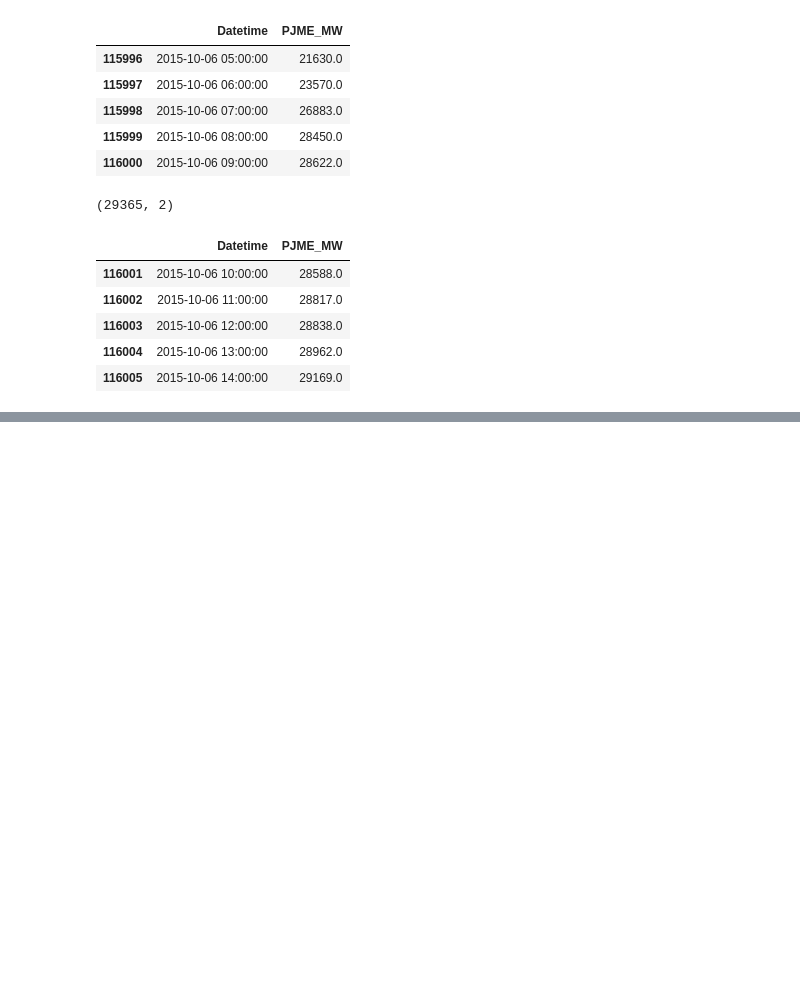
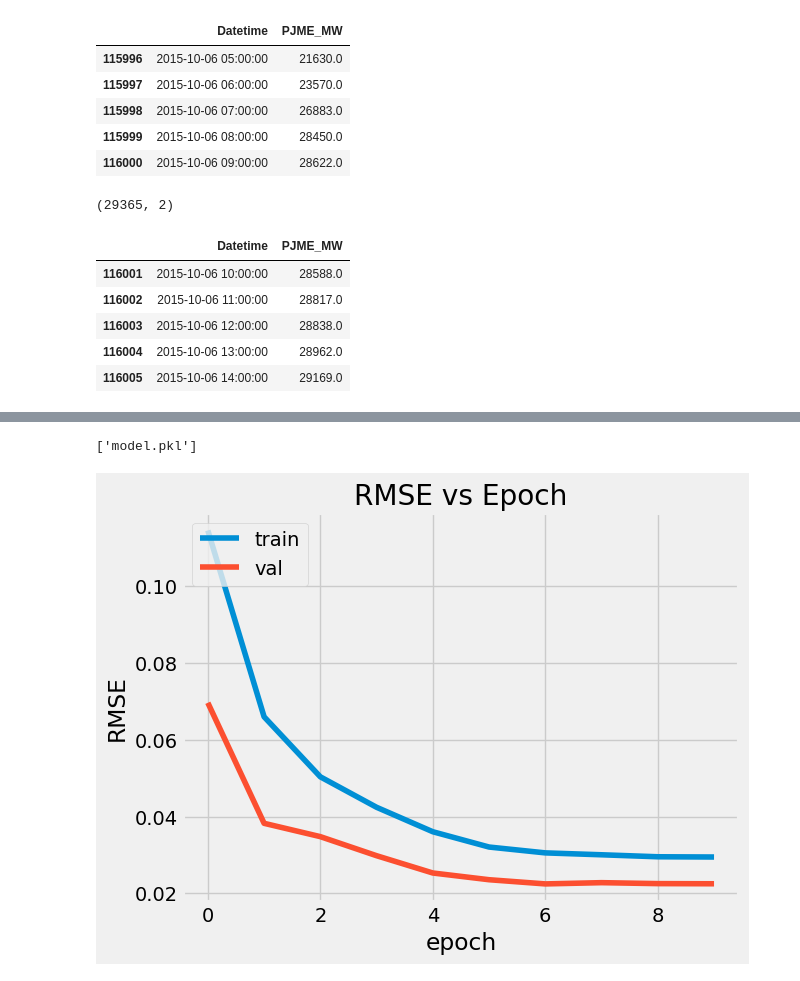
Before and after one commit to Aditya077-ui/KU-Hackfest-2023-Energy-Trading, a Jupyter notebook: MLApi/forecasting.ipynb, the cells around one changed output, grey strips where cells are left out. Drawn from its saved outputs; the diff is of its cells as text; code cells hidden in the pictures; blank space fills up the shorter version.

Commit message:
add deep learning model for prediction and graph generation

```diff
--- a/MLApi/forecasting.ipynb
+++ b/MLApi/forecasting.ipynb
@@ -76,7 +76,7 @@ df_test.head()
 # %%
 scaler.fit(np.array(df_train["PJME_MW"]).reshape(-1, 1))
 scaled_train = scaler.transform(np.array(df_train["PJME_MW"]).reshape(-1, 1))
-scaled_test = scaler.transform(np.array(df_train["PJME_MW"]).reshape(-1, 1))
+scaled_test = scaler.transform(np.array(df_test["PJME_MW"]).reshape(-1, 1))
 # %%
 import pandas as pd
 import numpy as np
@@ -151,5 +159,5 @@ model.compile(loss=MeanSquaredError(),
               metrics=[RootMeanSquaredError()]
               )
 # %%
-model.fit(X_train, y_train, validation_data=(X_test, y_test), epochs=10, callbacks=[cp])
+history = model.fit(X_train, y_train, validation_data=(X_test, y_test), epochs=10, callbacks=[cp])
 # %% [output]
@@ -156,0 +185,6 @@ KeyboardInterrupt:
+# %%
+import joblib
+
+joblib.dump(model, 'model.pkl')
+# %% [output]
+['model.pkl']
@@ -156,0 +193,10 @@ KeyboardInterrupt:
+# %%
+plt.plot(history.history['root_mean_squared_error'])
+plt.plot(history.history['val_root_mean_squared_error'])
+plt.title('RMSE vs Epoch')
+plt.ylabel('RMSE')
+plt.xlabel('epoch')
+plt.legend(['train', 'val'], loc='upper left')
+plt.show()
+# %% [output]
+[figure, added]
```
Also changed, not shown: parts of 17 cells of this notebook, 10 other files.
